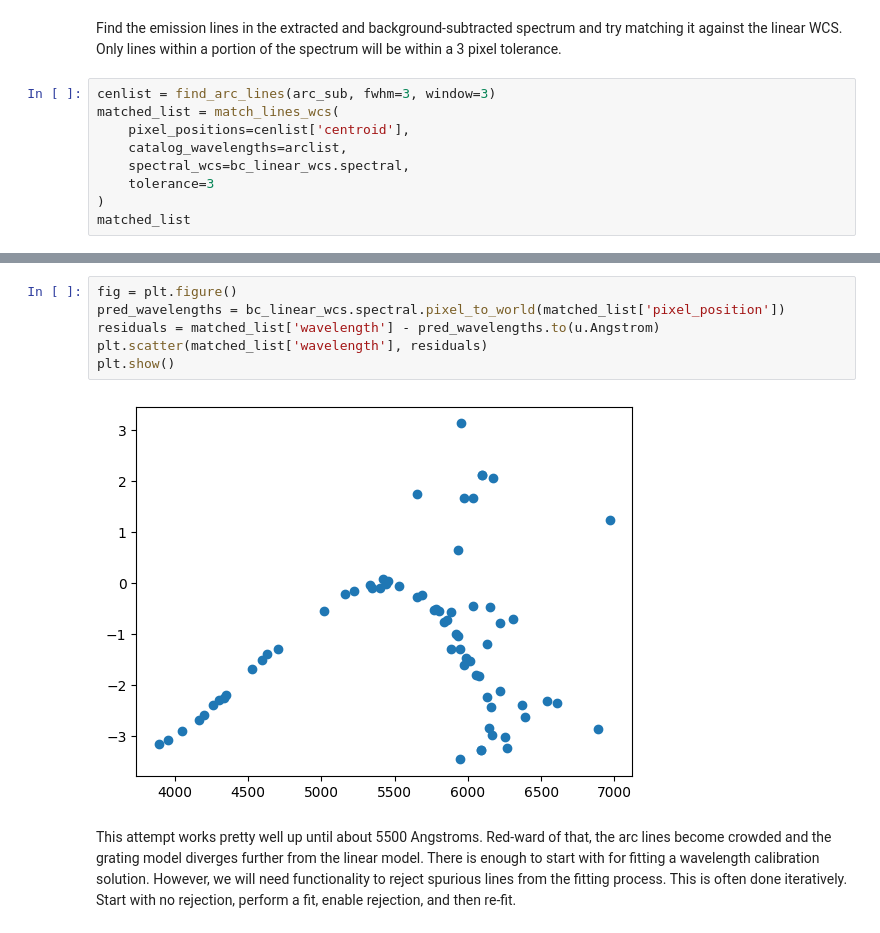
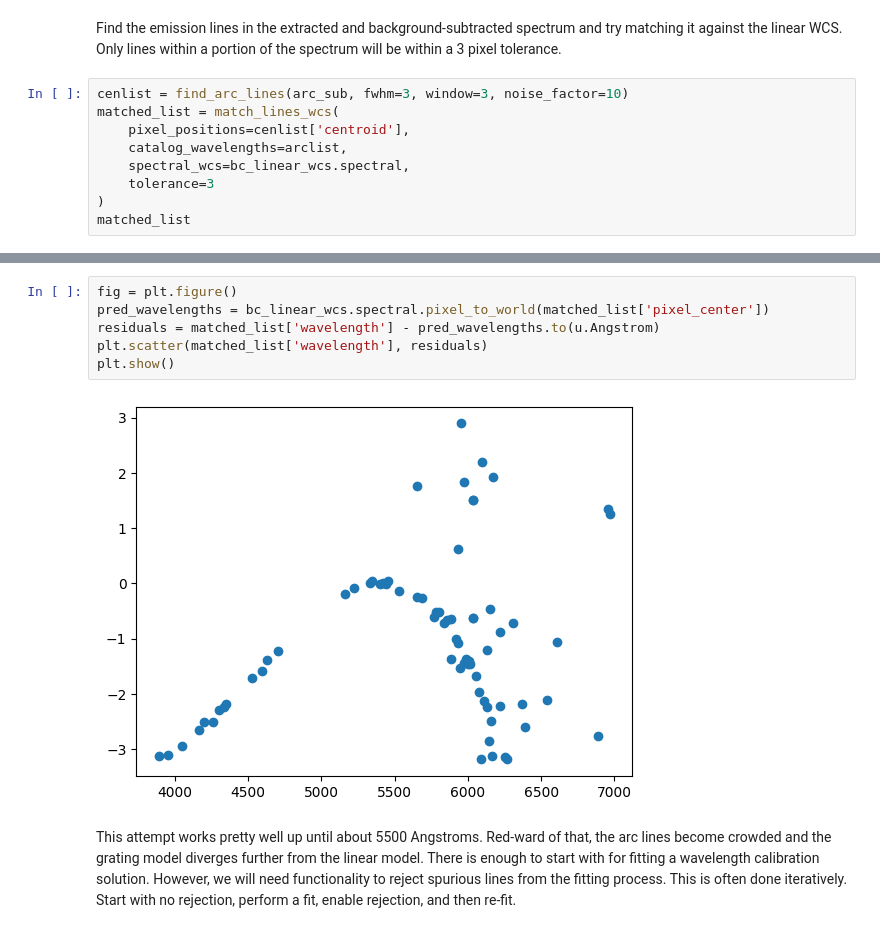
Before and after one commit to astropy/specreduce, a Jupyter notebook: notebook_sandbox/wavecal_demo.ipynb, the cells around one changed output, grey strips where cells are left out. Cells and saved outputs as stored; diff of their text form.

```diff
--- a/notebook_sandbox/wavecal_demo.ipynb
+++ b/notebook_sandbox/wavecal_demo.ipynb
@@ -111,7 +112,7 @@ plt.show()
 # %% [markdown]
 Find the emission lines in the extracted and background-subtracted spectrum and try matching it against the linear WCS. Only lines within a portion of the spectrum will be within a 3 pixel tolerance.
 # %%
-cenlist = find_arc_lines(arc_sub, fwhm=3, window=3)
+cenlist = find_arc_lines(arc_sub, fwhm=3, window=3, noise_factor=10)
 matched_list = match_lines_wcs(
     pixel_positions=cenlist['centroid'],
     catalog_wavelengths=arclist,
@@ -144,10 +145,10 @@ QTable length=69
 # %%
 fig = plt.figure()
-pred_wavelengths = bc_linear_wcs.spectral.pixel_to_world(matched_list['pixel_position'])
+pred_wavelengths = bc_linear_wcs.spectral.pixel_to_world(matched_list['pixel_center'])
 residuals = matched_list['wavelength'] - pred_wavelengths.to(u.Angstrom)
 plt.scatter(matched_list['wavelength'], residuals)
 plt.show()
 # %% [output]
-[figure, old version]
+[figure, new version]
 # %% [markdown]
 This attempt works pretty well up until about 5500 Angstroms. Red-ward of that, the arc lines become crowded and the grating model diverges further from the linear model. There is enough to start with for fitting a wavelength calibration solution. However, we will need functionality to reject spurious lines from the fitting process. This is often done iteratively. Start with no rejection, perform a fit, enable rejection, and then re-fit.
```
Also changed, not shown: parts of 2 cells of this notebook, 2 other files.
